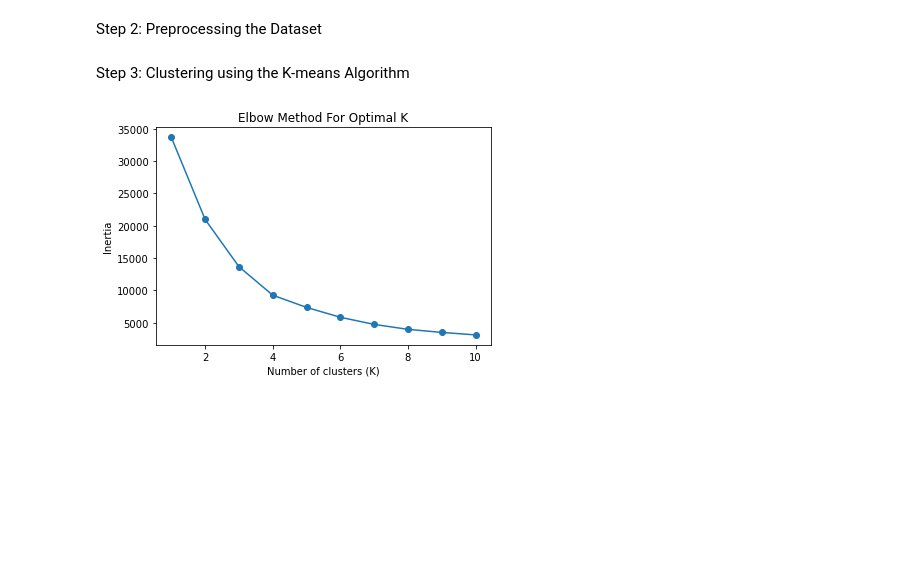
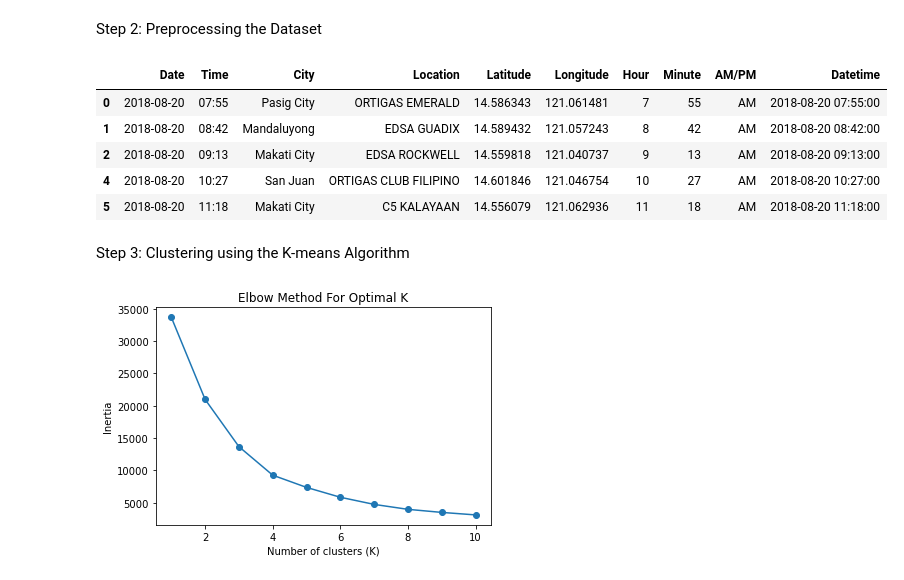
Before and after one commit to mxkae/accidents-hotspots, a Jupyter notebook: accidentHotspots.ipynb, the cells around one changed output. Drawn from its saved outputs; the diff is of its cells as text; code cells hidden in the pictures; blank space fills up the shorter version.

```diff
--- a/accidentHotspots.ipynb
+++ b/accidentHotspots.ipynb
@@ -37,34 +36,41 @@ data.drop_duplicates(inplace=True)
 # Convert Longitude and Latitude to float
 data["Longitude"] = data["Longitude"].astype(float)
 data["Latitude"] = data["Latitude"].astype(float)
 
 # Extract the Hour, Minute, and AM/PM Information from the Time Column
 time_pattern = r'(\d{1,2}):(\d{2})\s*(AM|PM)'
 data[["Hour", "Minute", "AM/PM"]] = data["Time"].str.extract(time_pattern, expand=True)
 
 # Fill-in missing values of the Hour and Minute columns with 0
 data["Hour"].fillna(0, inplace=True)
 data["Minute"].fillna(0, inplace=True)
 
 # Convert the Hour and Minute Columns to integer
 data["Hour"] = data["Hour"].astype(int)
 data["Minute"] = data["Minute"].astype(int)
 
 # 12-hour format to 24-hour format
 data.loc[data["AM/PM"] == "PM", "Hour"] += 12
 
 # Handles invalid hour values by using modulo division
 data.loc[data["Hour"] > 23, "Hour"] = data["Hour"] % 24
 
 # Handles invalid minute values by using modulo division
 data.loc[data["Minute"] > 59, "Minute"] = data["Minute"] % 60
 
 # New Time column with the format HH:MM
 data["Time"] = data["Hour"].map("{:02d}".format) + ":" + data["Minute"].map("{:02d}".format)
 
 # Combines the Date and Time to datetime format and maps to their corresponding ordinal representation
 data["Datetime"] = pd.to_datetime(data["Date"] + " " + data["Time"])
-data["Datetime"] = data["Datetime"].map(datetime.toordinal)
+data.head()
+# %% [output]
+|  | Date | Time | City | Location | Latitude | Longitude | Hour | Minute | AM/PM | Datetime |
+| 0 | 2018-08-20 | 07:55 | Pasig City | ORTIGAS EMERALD | 14.586343 | 121.061481 | 7 | 55 | AM | 2018-08-20 07:55:00 |
+| 1 | 2018-08-20 | 08:42 | Mandaluyong | EDSA GUADIX | 14.589432 | 121.057243 | 8 | 42 | AM | 2018-08-20 08:42:00 |
+| 2 | 2018-08-20 | 09:13 | Makati City | EDSA ROCKWELL | 14.559818 | 121.040737 | 9 | 13 | AM | 2018-08-20 09:13:00 |
+| 4 | 2018-08-20 | 10:27 | San Juan | ORTIGAS CLUB FILIPINO | 14.601846 | 121.046754 | 10 | 27 | AM | 2018-08-20 10:27:00 |
+| 5 | 2018-08-20 | 11:18 | Makati City | C5 KALAYAAN | 14.556079 | 121.062936 | 11 | 18 | AM | 2018-08-20 11:18:00 |
 # %% [markdown]
 Step 3: Clustering using the K-means Algorithm
 # %%
```
Also changed, not shown: parts of 10 cells of this notebook.
